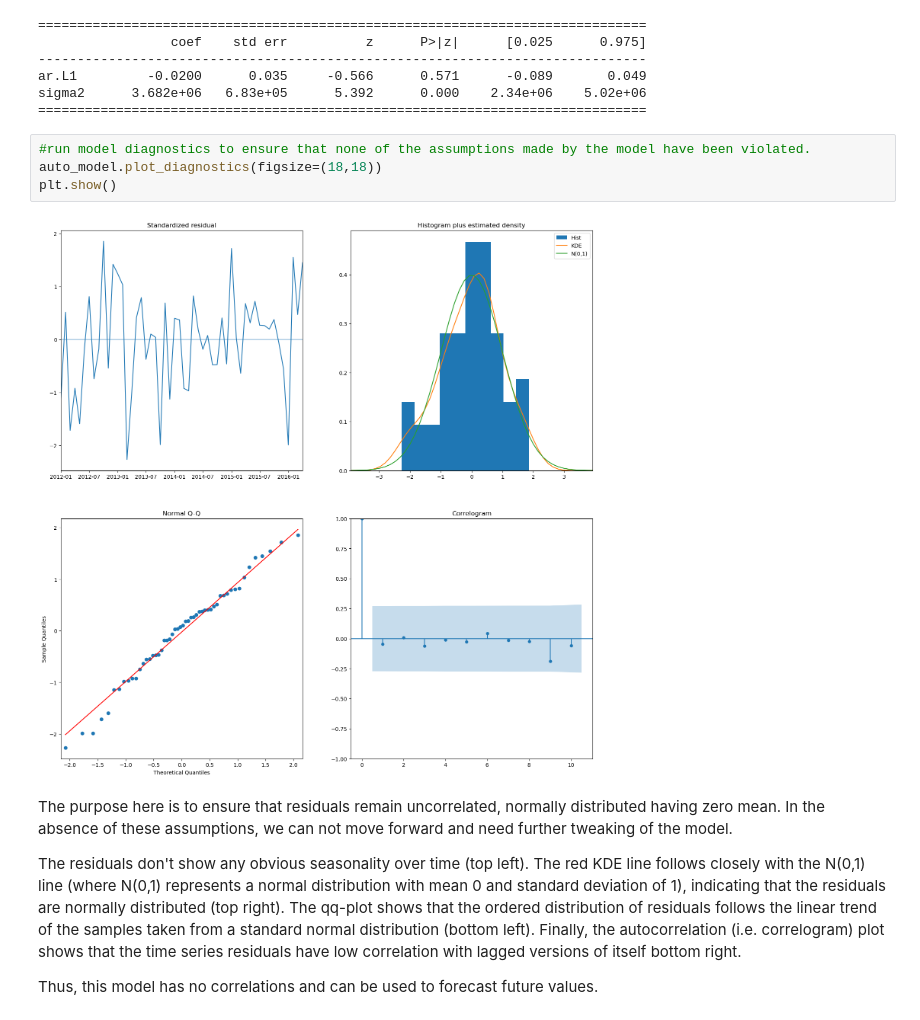
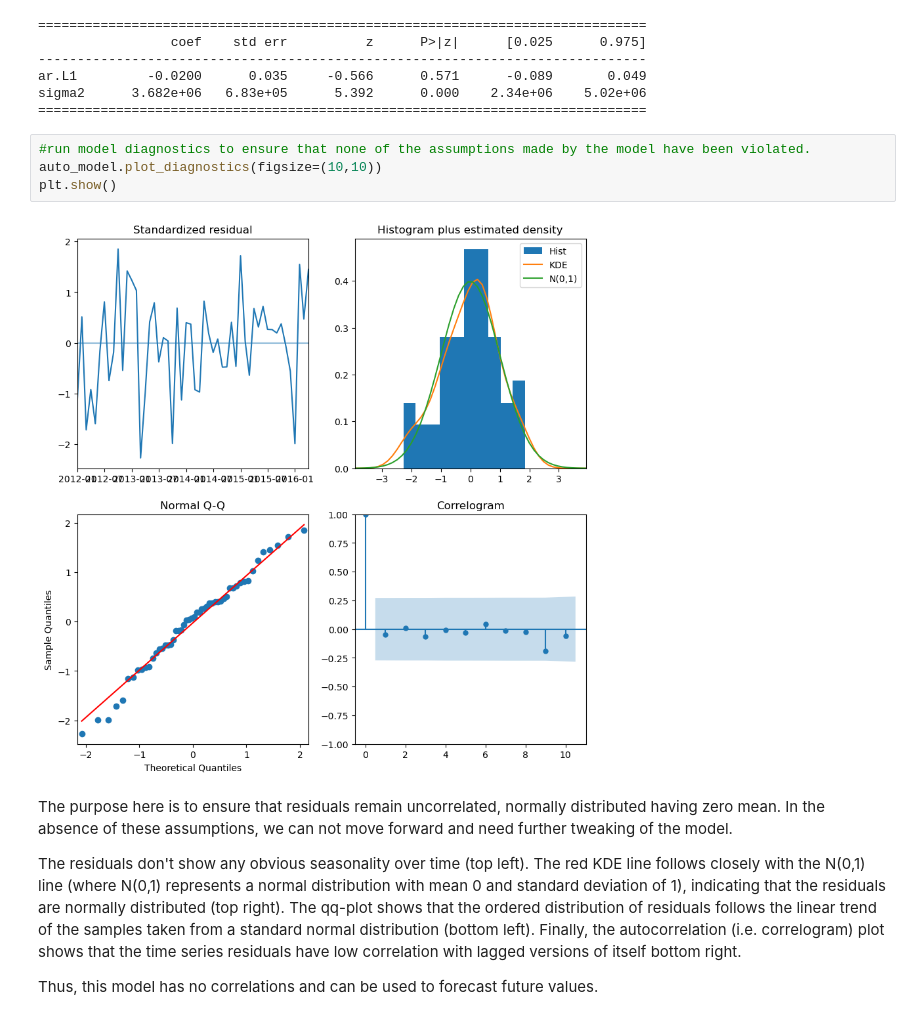
Before and after one commit to lalynjay/Time_series_analysis, a Jupyter notebook: Time_series_analysis.ipynb, the cells around one changed output. Cells and saved outputs as stored; diff of their text form.

```diff
--- a/Time_series_analysis.ipynb
+++ b/Time_series_analysis.ipynb
@@ -514,10 +509,10 @@ sigma2      3.682e+06   6.83e+05      5.392      0.000    2.34e+06    5.02e+06
 ==============================================================================
 # %%
 #run model diagnostics to ensure that none of the assumptions made by the model have been violated.
-auto_model.plot_diagnostics(figsize=(18,18))
+auto_model.plot_diagnostics(figsize=(10,10))
 plt.show()
 # %% [output]
-[figure, old version]
+[figure, new version]
 # %% [markdown]
 
 The purpose here is to ensure that residuals remain uncorrelated, normally distributed having zero mean. In the absence of these assumptions, we can not move forward and need further tweaking of the model.
```
Also changed, not shown: parts of 21 cells of this notebook, 10 other files.
